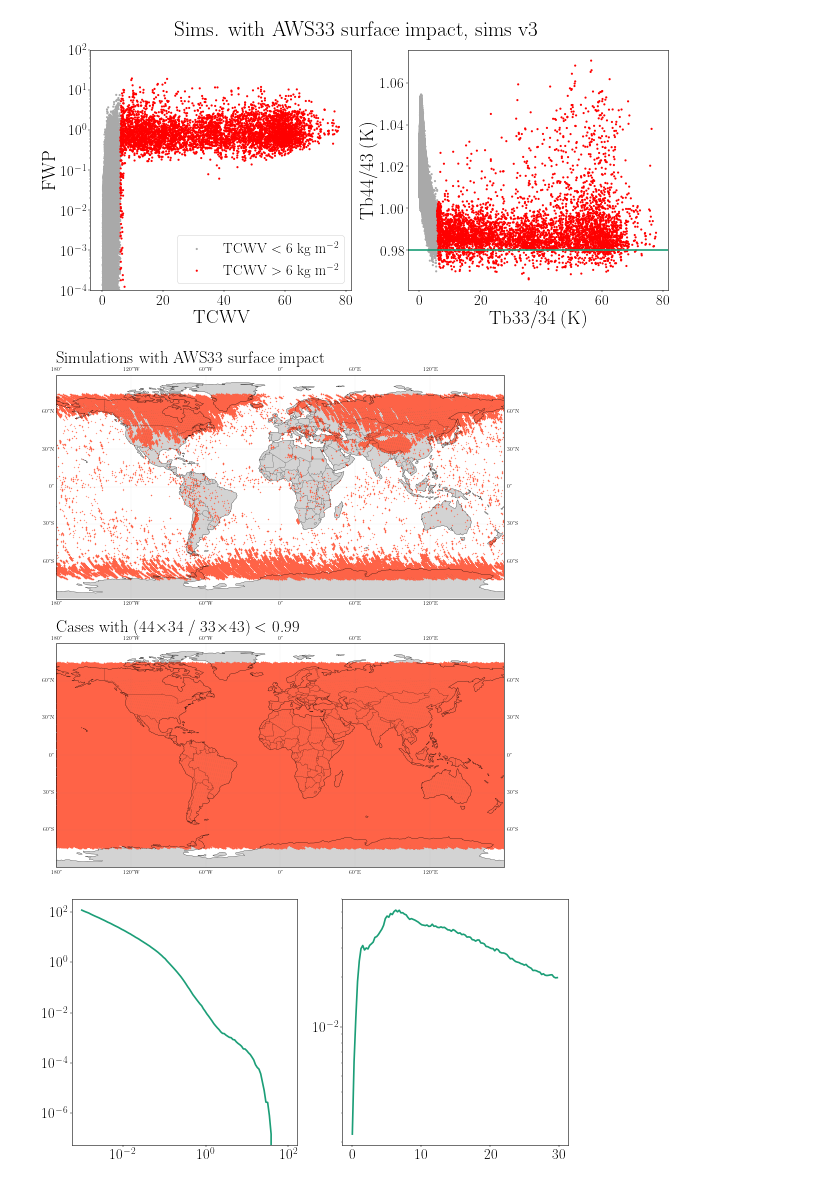
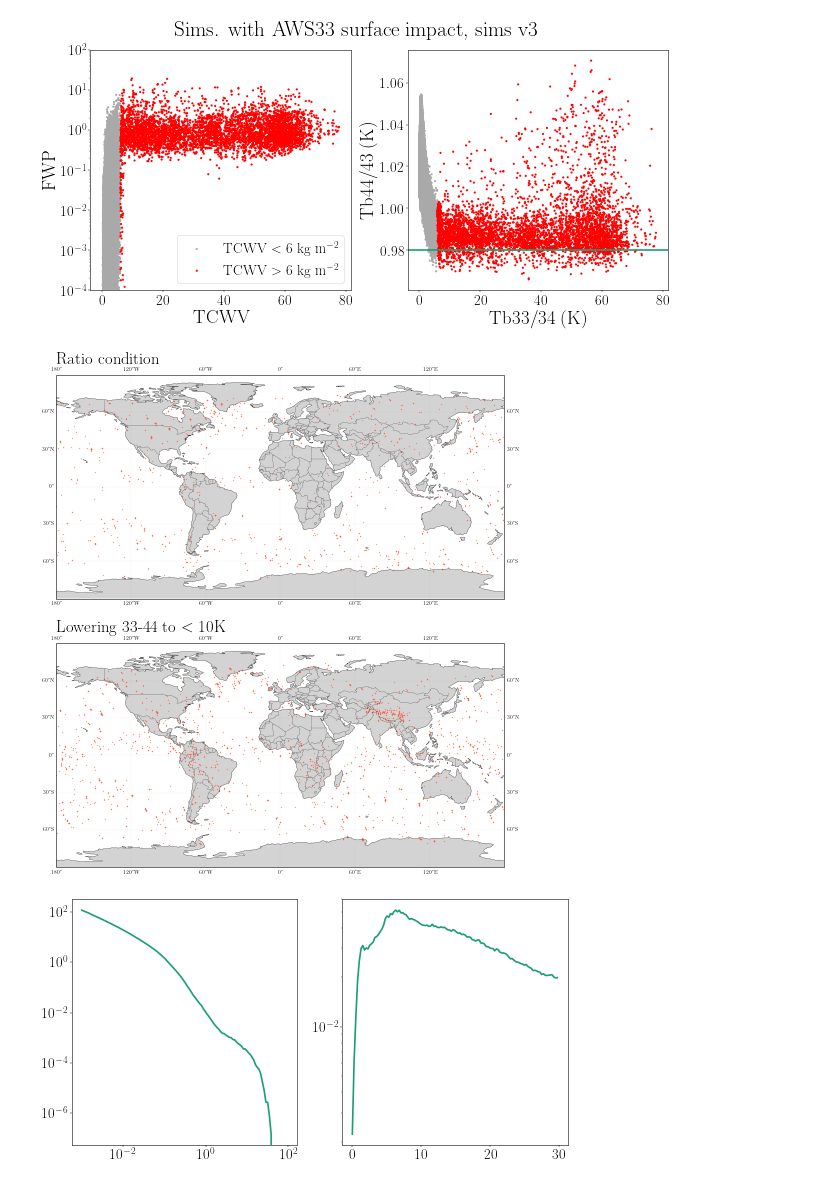
Before and after one commit to elliemay481/Cloud_Filtering, a Jupyter notebook: notebooks/surface_handling_simulations.ipynb, the cells around one changed output. Drawn from its saved outputs; the diff is of its cells as text; code cells hidden in the pictures.

Commit message:
plotting scripts for retrievals

```diff
--- a/notebooks/surface_handling_simulations.ipynb
+++ b/notebooks/surface_handling_simulations.ipynb
@@ -25,7 +25,7 @@ filename = "../../../DataStorage/AWS/aws_database_2025-11-10.nc"
 #filename = "../../../DataStorage/AWS/Arctic/combined_v3.nc"
 ds = xr.open_dataset(filename)
 # %%
-surface_mask, cond4_mask = surface_mask_simulations(ds)
+surface_mask, cond4_mask, cond5_mask = surface_mask_simulations(ds)
 # %%
 mask_31 = surface_mask[31]
 mask_32 = surface_mask[32]
@@ -36,8 +36,11 @@ mask_36 = surface_mask[36]
 
 
 cond4_33 = cond4_mask[33]
+cond5_33 = cond5_mask[33]
 
 mask_surf_cond4 = ~cond4_33 & mask_33
+mask_surf_cond5 = ~cond5_33 & mask_33
 print(np.sum(mask_surf_cond4))
+print(np.sum(mask_surf_cond5))
 # %% [output]
 5079
@@ -340,41 +344,41 @@ for ax in axes.flatten():
     ax.add_feature(cfeature.BORDERS, linewidth=0.3)
     ax.add_feature(cfeature.LAND, facecolor="lightgray")
     ax.add_feature(cfeature.OCEAN, facecolor="white")
     ax.gridlines(draw_labels=True, linewidth=0.2, color='gray', alpha=0.5, linestyle='--')
 
 
 axes[0].scatter(
-    ds.Longitude.values[surface_mask[33]],
-    ds.Latitude.values[surface_mask[33]],
+    ds.Longitude.values[mask_surf_cond4 & ~mask_surf_cond5],
+    ds.Latitude.values[mask_surf_cond4 & ~mask_surf_cond5],
     color="tomato",
     s=2,
     alpha=0.5,
     transform=ccrs.PlateCarree(),
 )
 
-axes[0].set_title("Simulations with AWS33 surface impact", loc="left")
+axes[0].set_title("Ratio condition", loc="left")
 
 
 axes[1].scatter(
-    ds.Longitude.values[cond4_33],
-    ds.Latitude.values[cond4_33],
+    ds.Longitude.values[mask_surf_cond5 & ~mask_surf_cond4],
+    ds.Latitude.values[mask_surf_cond5 & ~mask_surf_cond4],
     color="tomato",
-    s=3,
+    s=2,
     alpha=0.5,
     transform=ccrs.PlateCarree(),
 )
 
-axes[1].set_title(r"Cases with (44$\times$34 / 33$\times$43) $<$ 0.99", loc="left")
+axes[1].set_title(r"Lowering 33-44 to $<$ 10K", loc="left")
 
 plt.savefig(
         f"../figures/surface_handling/fraction_impact_demonstration",
         facecolor="white",
         bbox_inches="tight",
         pad_inches=0.1,
         dpi=200,
     )
 # %% [output]
-[figure, old version]
+[figure, new version]
 # %%
 counts, _ = np.histogram(ds.Fwp.values[mask_surf_cond4], bins=fwp_bins, density=True)
 
```
Also changed, not shown: parts of 1 cell of this notebook, 5 other files.
